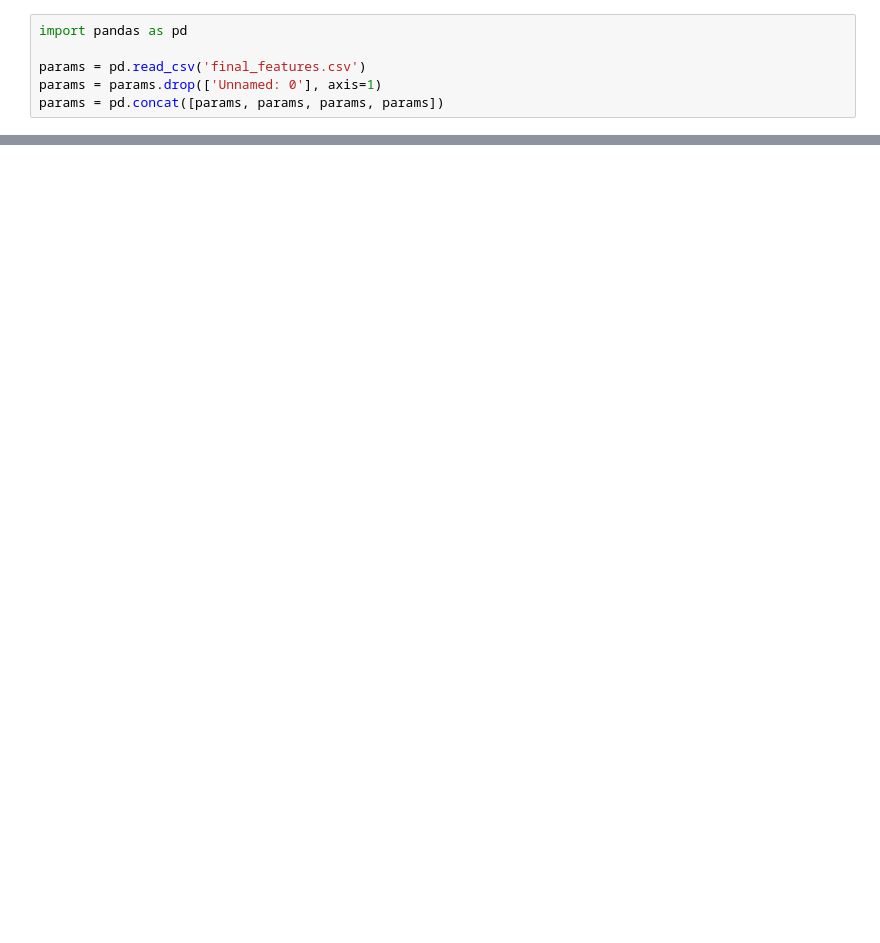
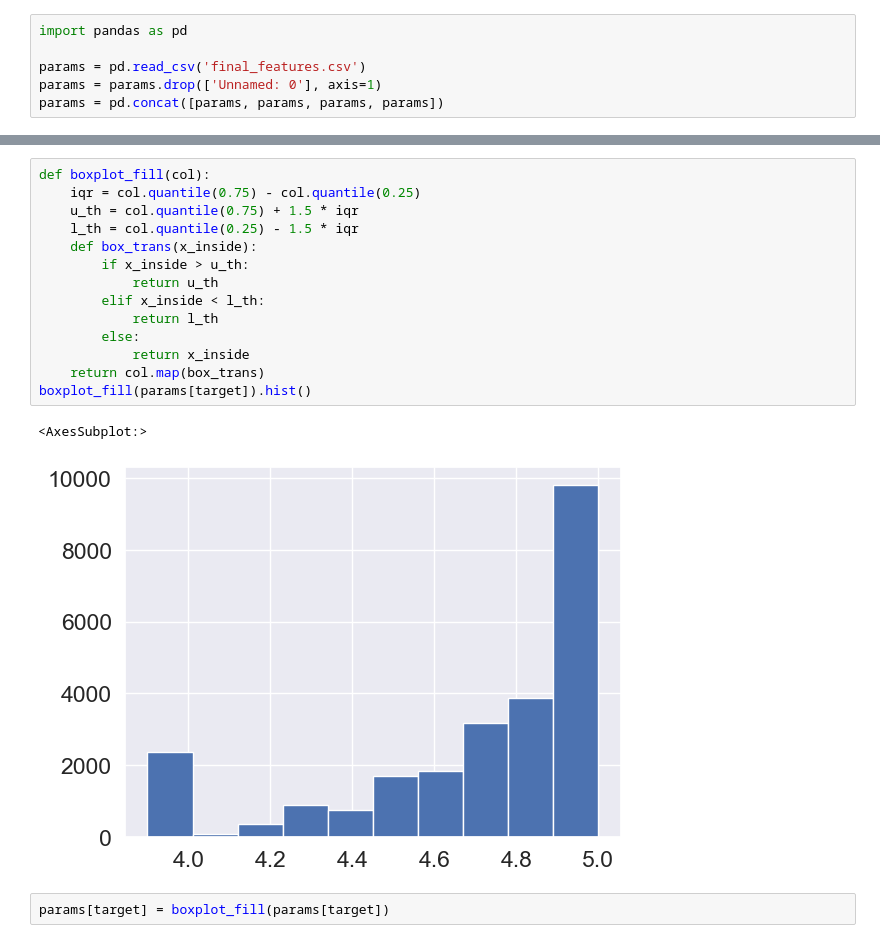
Before and after one commit to Eytins/AirbnbPrediction, a Jupyter notebook: train.ipynb, the cells around one changed output, grey strips where cells are left out. Cells and saved outputs as stored; diff of their text form; blank space fills up the shorter version.

```diff
--- a/train.ipynb
+++ b/train.ipynb
@@ -364,3 +272,22 @@ plt.show()
+# %%
+def boxplot_fill(col):
+    iqr = col.quantile(0.75) - col.quantile(0.25)
+    u_th = col.quantile(0.75) + 1.5 * iqr
+    l_th = col.quantile(0.25) - 1.5 * iqr
+    def box_trans(x_inside):
+        if x_inside > u_th:
+            return u_th
+        elif x_inside < l_th:
+            return l_th
+        else:
+            return x_inside
+    return col.map(box_trans)
+boxplot_fill(params[target]).hist()
+# %% [output]
+<AxesSubplot:>
+[figure, added]
+# %%
+params[target] = boxplot_fill(params[target])
 # %%
 params.dropna(inplace=True)
 params
```
Also changed, not shown: parts of 7 cells of this notebook, 3 other files.
